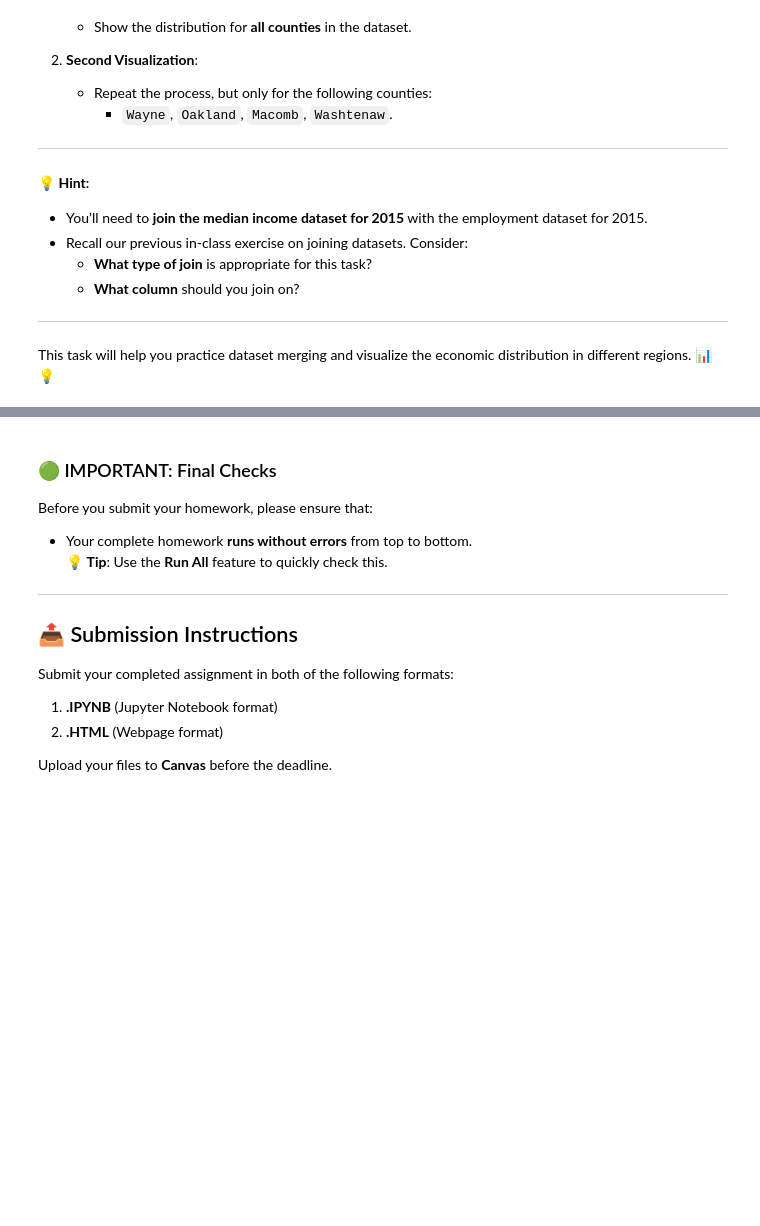
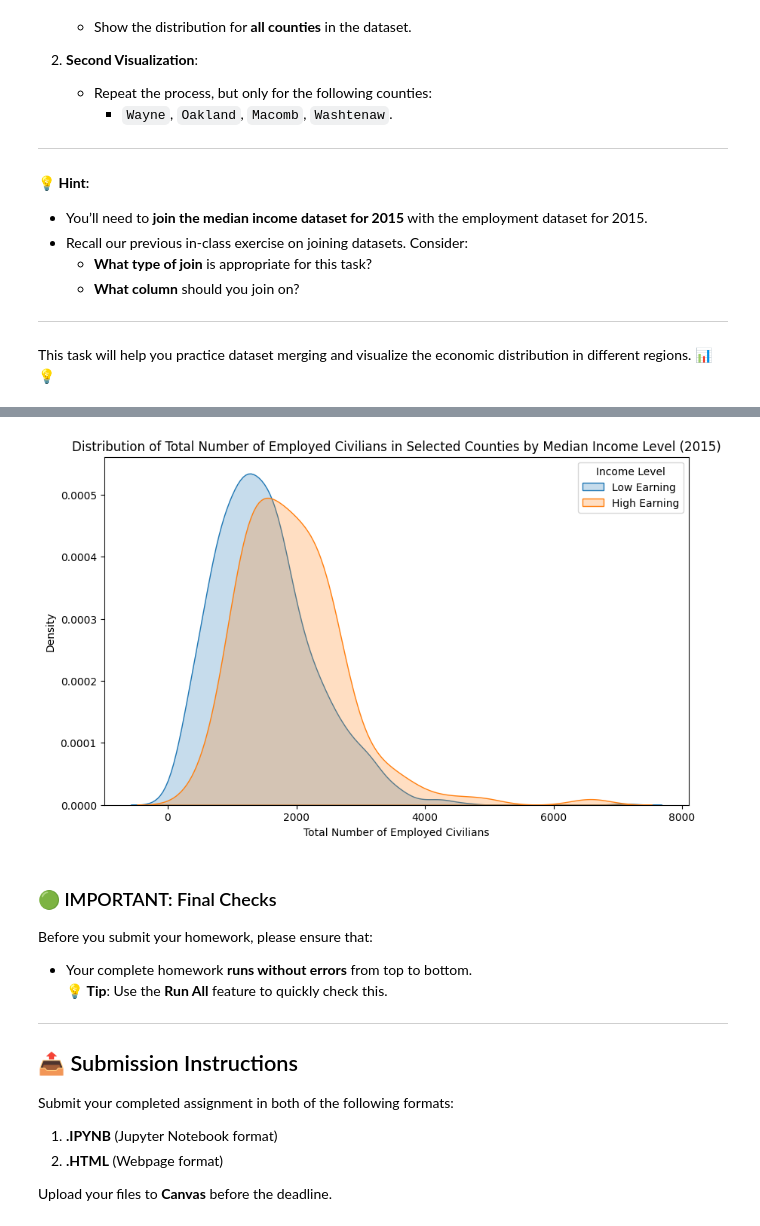
Before and after one commit to NakaFrozn/SI618, a Jupyter notebook: Assignments/SI_618_Homework_03.ipynb, the cells around one changed output, grey strips where cells are left out. Saved outputs shown, nothing was run; the diff lists cells and outputs as text; code cells hidden in the pictures; blank space fills up the shorter version.

```diff
--- a/Assignments/SI_618_Homework_03.ipynb
+++ b/Assignments/SI_618_Homework_03.ipynb
@@ -676,3 +706,17 @@ This task will help you practice dataset merging and visualize the economic dist
+# %%
+# Plot the same distribution in Wayne, Oakland, Macomb, Washtenaw counties
+select_counties = ['Wayne County', 'Oakland County', 'Macomb County', 'Washtenaw County']
+merge_selected_df = merge_df[merge_df['County'].isin(select_counties)]
+plt.figure(figsize=(10, 6))
+sns.kdeplot(data=merge_selected_df[merge_selected_df['Median Income'] < 50000]['Total'], label='Low Earning', fill=True)
+sns.kdeplot(data=merge_selected_df[merge_selected_df['Median Income'] >= 50000]['Total'], label='High Earning', fill=True)
+plt.title('Distribution of Total Number of Employed Civilians in Selected Counties by Median Income Level (2015)')
+plt.xlabel('Total Number of Employed Civilians')
+plt.ylabel('Density')
+plt.legend(title='Income Level')
+plt.show()
+# %% [output]
+[figure, added]
 # %% [markdown]
 ### 🟢 IMPORTANT: Final Checks
 
```
Also changed, not shown: parts of 8 cells of this notebook, 1 other file.
